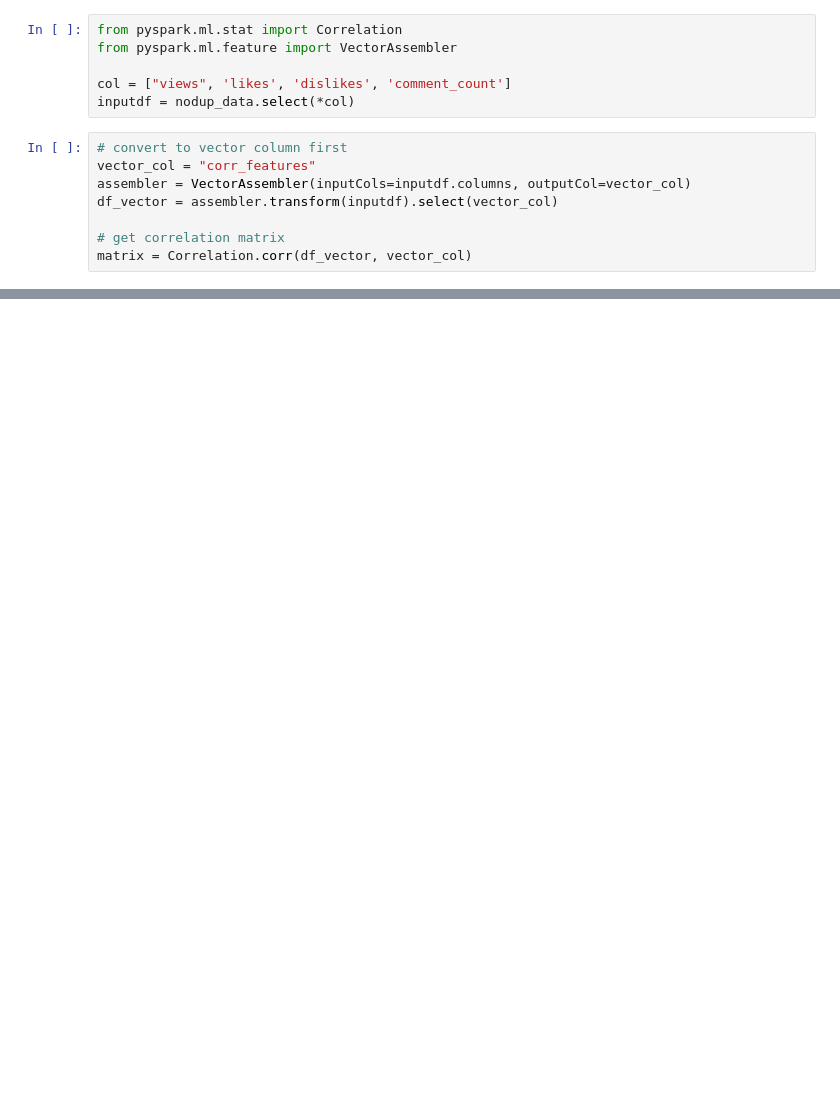
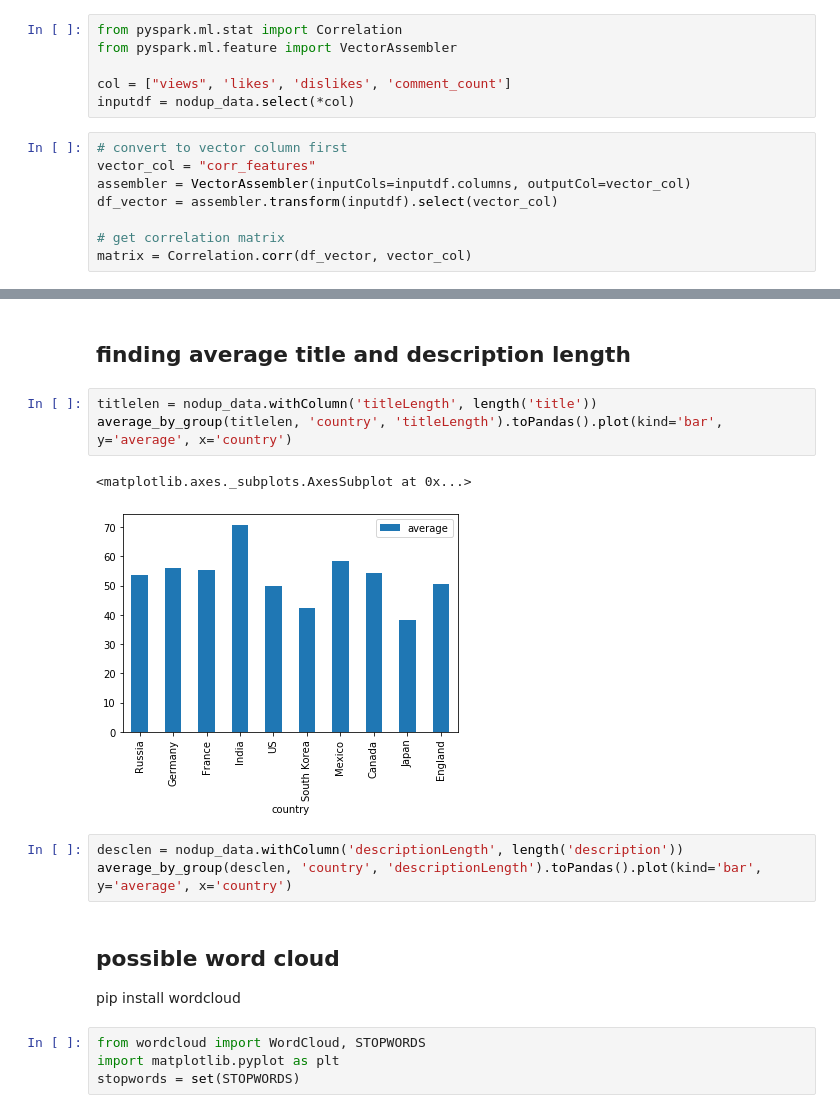
Before and after one commit to KristiWerry/YouTube_Trending_Data_Analysis, a Jupyter notebook: Final Project.ipynb, the cells around one changed output, grey strips where cells are left out. Drawn from its saved outputs; the diff is of its cells as text; blank space fills up the shorter version.

```diff
--- a/Final Project.ipynb
+++ b/Final Project.ipynb
@@ -278,0 +177,18 @@ array([1.        , 0.74570112, 0.43851552, 0.52280981, 0.74570112,
+# %% [markdown]
+## finding average title and description length
+# %%
+titlelen = nodup_data.withColumn('titleLength', length('title'))
+average_by_group(titlelen, 'country', 'titleLength').toPandas().plot(kind='bar', y='average', x='country')
+# %% [output]
+<matplotlib.axes._subplots.AxesSubplot at 0x...>
+[figure, added]
+# %%
+desclen = nodup_data.withColumn('descriptionLength', length('description'))
+average_by_group(desclen, 'country', 'descriptionLength').toPandas().plot(kind='bar', y='average', x='country')
+# %% [markdown]
+## possible word cloud
+pip install wordcloud
+# %%
+from wordcloud import WordCloud, STOPWORDS
+import matplotlib.pyplot as plt
+stopwords = set(STOPWORDS)
```
Also changed, not shown: parts of 24 cells of this notebook.
